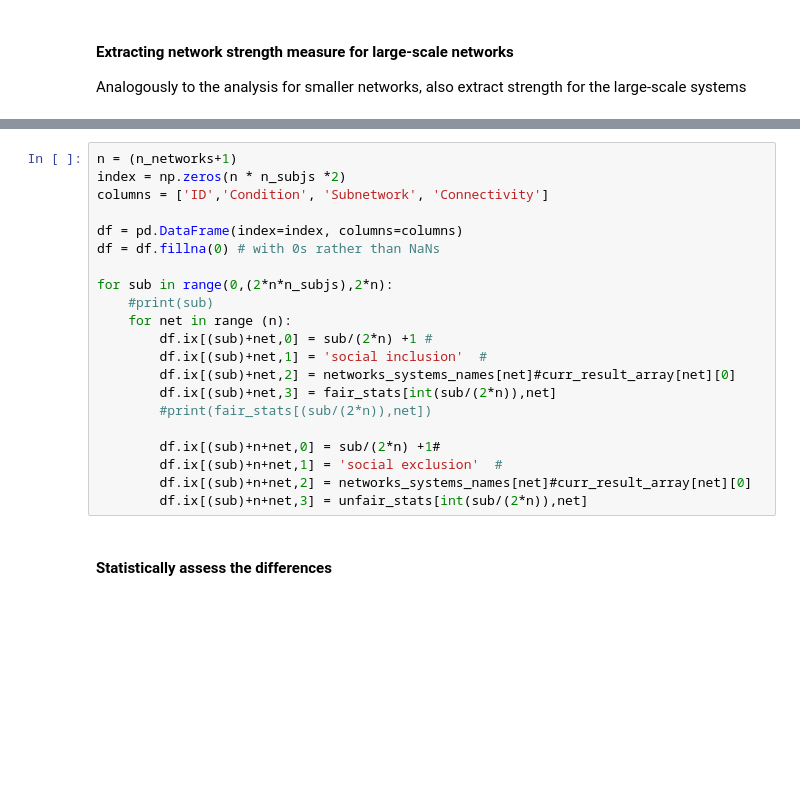
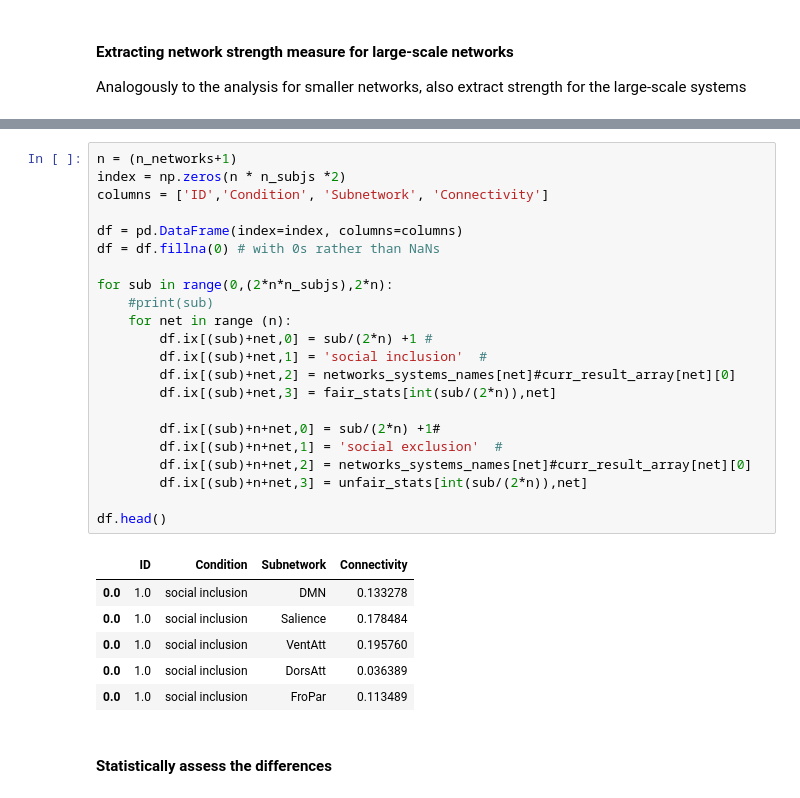
Before and after one commit to cnlab/ConnectivityExclusionSocialNetworkPNAS, a Jupyter notebook: notebooks/02_main_analysis/Schmaelzle_ConnectivitySociaExclusion.ipynb, the cells around one changed output, grey strips where cells are left out. Saved outputs shown, nothing was run; the diff lists cells and outputs as text; blank space fills up the shorter version.

```diff
--- a/notebooks/02_main_analysis/Schmaelzle_ConnectivitySociaExclusion.ipynb
+++ b/notebooks/02_main_analysis/Schmaelzle_ConnectivitySociaExclusion.ipynb
@@ -615,24 +584,32 @@ mean_result: -0.179670042523
 # %%
 n = (n_networks+1)
 index = np.zeros(n * n_subjs *2)
 columns = ['ID','Condition', 'Subnetwork', 'Connectivity']
 
 df = pd.DataFrame(index=index, columns=columns)
 df = df.fillna(0) # with 0s rather than NaNs
 
 for sub in range(0,(2*n*n_subjs),2*n):
     #print(sub)
     for net in range (n):
         df.ix[(sub)+net,0] = sub/(2*n) +1 #
         df.ix[(sub)+net,1] = 'social inclusion'  #
         df.ix[(sub)+net,2] = networks_systems_names[net]#curr_result_array[net][0]
         df.ix[(sub)+net,3] = fair_stats[int(sub/(2*n)),net]
-        #print(fair_stats[(sub/(2*n)),net])
 
         df.ix[(sub)+n+net,0] = sub/(2*n) +1#
         df.ix[(sub)+n+net,1] = 'social exclusion'  #
         df.ix[(sub)+n+net,2] = networks_systems_names[net]#curr_result_array[net][0]
         df.ix[(sub)+n+net,3] = unfair_stats[int(sub/(2*n)),net]
+
+df.head()
+# %% [output]
+|  | ID | Condition | Subnetwork | Connectivity |
+| 0.0 | 1.0 | social inclusion | DMN | 0.133278 |
+| 0.0 | 1.0 | social inclusion | Salience | 0.178484 |
+| 0.0 | 1.0 | social inclusion | VentAtt | 0.195760 |
+| 0.0 | 1.0 | social inclusion | DorsAtt | 0.036389 |
+| 0.0 | 1.0 | social inclusion | FroPar | 0.113489 |
 # %% [markdown]
 ####  Statistically assess the differences
 # %%
```
Also changed, not shown: parts of 18 cells of this notebook, 4 other files.
